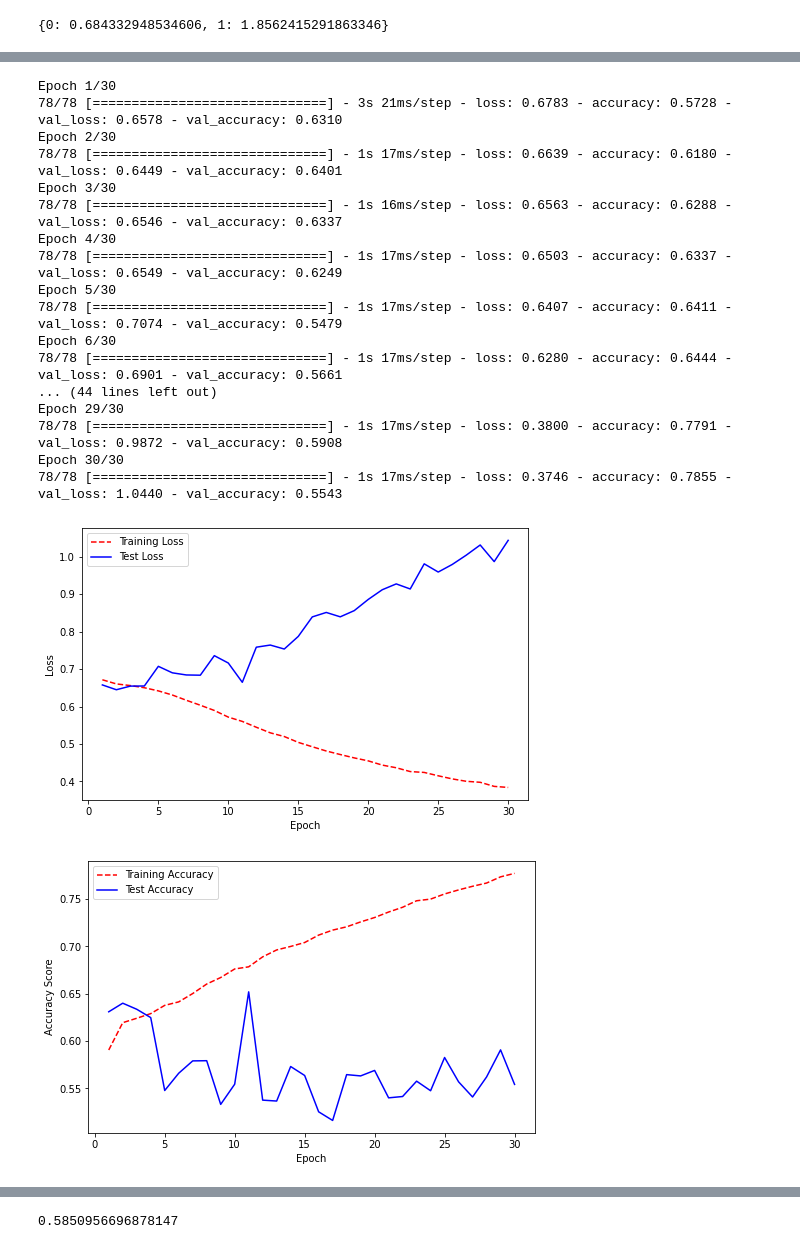
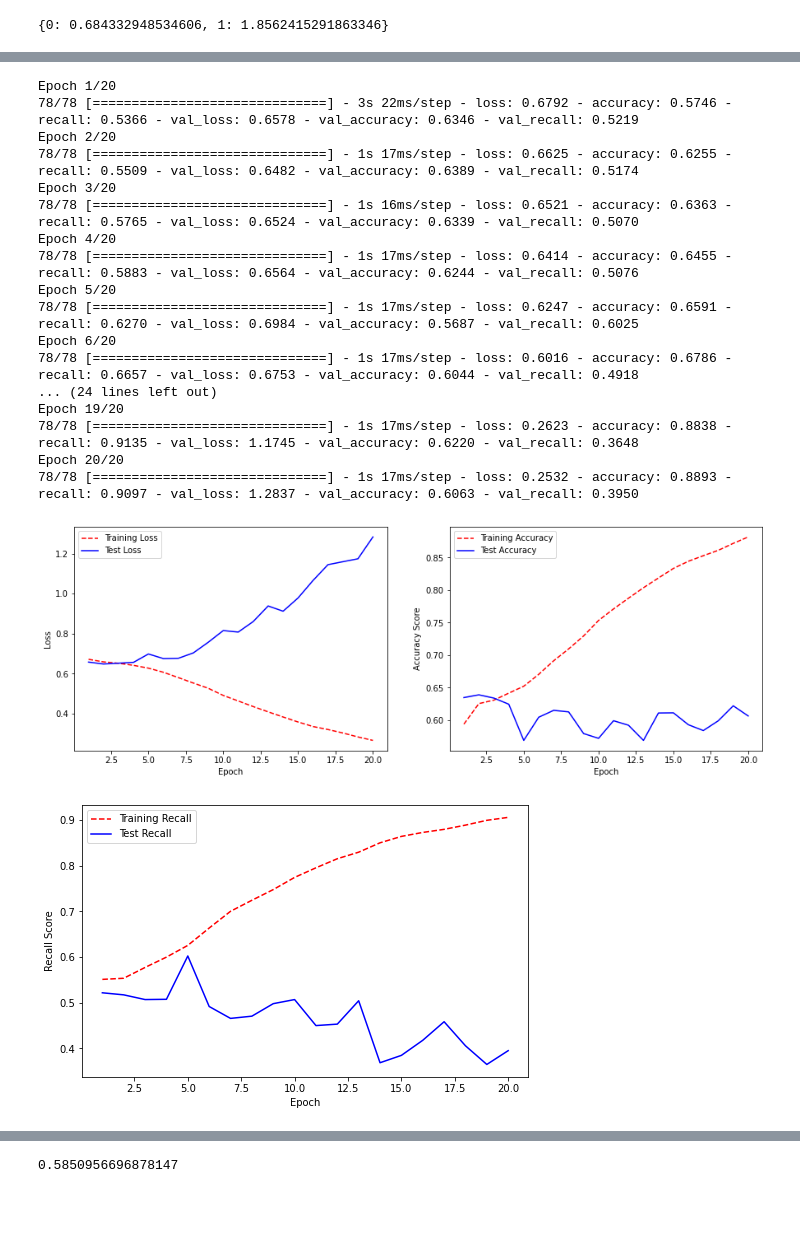
Before and after one commit to christian235711/Predict_models_fdf21, a Jupyter notebook: FDF21_Neural_Networks.ipynb, the cells around one changed output, grey strips where cells are left out. Saved outputs shown, nothing was run; the diff lists cells and outputs as text; code cells hidden in the pictures; blank space fills up the shorter version.

Commit message:
charts update, vingtiles_louis, test NN keras, reproducibility code, problem, train accuracy

```diff
--- a/FDF21_Neural_Networks.ipynb
+++ b/FDF21_Neural_Networks.ipynb
@@ -396,7 +396,7 @@ def create_network(number_of_features):
     network.add(layers.Dense(units=200, activation="relu", input_shape = (number_of_features, ), kernel_initializer=keras.initializers.glorot_uniform(seed=0) ))
 
     # add fully connected layer with a ReLu activation function
-    network.add(layers.Dense(units=100, activation = "tanh", kernel_initializer=keras.initializers.glorot_uniform(seed=0) ) )
+    network.add(layers.Dense(units=100, activation = "relu", kernel_initializer=keras.initializers.glorot_uniform(seed=0) ) )
 
     # add fully connected layer with a ReLu activation function
     network.add(layers.Dense(units=50, activation = "tanh", kernel_initializer=keras.initializers.glorot_uniform(seed=0) ) )
@@ -408,7 +408,7 @@ def create_network(number_of_features):
     network.add(layers.Dense(units=1, activation = "sigmoid", kernel_initializer=keras.initializers.glorot_uniform(seed=0) ) )
 
     # compile neural network
-    network.compile(loss="binary_crossentropy", optimizer ="adam", metrics = ["accuracy"] )
+    network.compile(loss="binary_crossentropy", optimizer ="adam", metrics = ["accuracy","Recall"] )
 
 
     return network
@@ -422,7 +422,9 @@ def plot_graphics(history):
     epoch_count = range(1, len(training_loss)+1)
 
     # visualize loss history
-    plt.figure(figsize=(8,5))
+    plt.figure(figsize=(15,5))
+    plt.subplot(121)
+    #plt.figure(figsize=(8,5))
     plt.plot(epoch_count, training_loss, "r--" )
     plt.plot(epoch_count, test_loss, "b-")
     plt.legend(["Training Loss", "Test Loss"])
@@ -430,16 +432,27 @@ def plot_graphics(history):
     plt.ylabel("Loss")
 
     # get training and test accuracy histories
-
     training_accuracy = history.history["accuracy"]
     test_accuracy = history.history["val_accuracy"]
 
-    plt.figure(figsize=(8,5))
+    plt.subplot(122)
+    #plt.figure(figsize=(8,5))
     plt.plot(epoch_count, training_accuracy, "r--")
     plt.plot(epoch_count, test_accuracy, "b-")
     plt.legend(["Training Accuracy", "Test Accuracy"])
     plt.xlabel("Epoch")
     plt.ylabel("Accuracy Score")
+
+    # get training and test recall histories
+    training_recall = history.history["recall"]
+    test_recall = history.history["val_recall"]
+
+    plt.figure(figsize=(8,5))
+    plt.plot(epoch_count, training_recall, "r--")
+    plt.plot(epoch_count, test_recall, "b-")
+    plt.legend(["Training Recall", "Test Recall"])
+    plt.xlabel("Epoch")
+    plt.ylabel("Recall Score")
 # %%
 # class weight for embalanced data
 class_weights = class_weight.compute_class_weight('balanced',np.unique(train_Y_s ),train_Y_s)
@@ -460,30 +473,30 @@ plot_graphics(history)
 # %%
 #
 # train neural network
 network = create_network( number_of_features=train_X_s.shape[1])
-history= network.fit(train_X_s, train_Y_s, epochs=30, verbose=1, batch_size=1024,class_weight=class_weights , validation_data=(test_X_s, test_Y_s))
+history= network.fit(train_X_s, train_Y_s, epochs=20, verbose=1, batch_size=1024,class_weight=class_weights , validation_data=(test_X_s, test_Y_s))
 
 plot_graphics(history)
 # %% [output]
-Epoch 1/30
-78/78 [==============================] - 3s 21ms/step - loss: 0.6783 - accuracy: 0.5728 - val_loss: 0.6578 - val_accuracy: 0.6310
-Epoch 2/30
-78/78 [==============================] - 1s 17ms/step - loss: 0.6639 - accuracy: 0.6180 - val_loss: 0.6449 - val_accuracy: 0.6401
-Epoch 3/30
-78/78 [==============================] - 1s 16ms/step - loss: 0.6563 - accuracy: 0.6288 - val_loss: 0.6546 - val_accuracy: 0.6337
-Epoch 4/30
-78/78 [==============================] - 1s 17ms/step - loss: 0.6503 - accuracy: 0.6337 - val_loss: 0.6549 - val_accuracy: 0.6249
-Epoch 5/30
-78/78 [==============================] - 1s 17ms/step - loss: 0.6407 - accuracy: 0.6411 - val_loss: 0.7074 - val_accuracy: 0.5479
-Epoch 6/30
-78/78 [==============================] - 1s 17ms/step - loss: 0.6280 - accuracy: 0.6444 - val_loss: 0.6901 - val_accuracy: 0.5661
-... (44 lines left out)
-Epoch 29/30
-78/78 [==============================] - 1s 17ms/step - loss: 0.3800 - accuracy: 0.7791 - val_loss: 0.9872 - val_accuracy: 0.5908
-Epoch 30/30
-78/78 [==============================] - 1s 17ms/step - loss: 0.3746 - accuracy: 0.7855 - val_loss: 1.0440 - val_accuracy: 0.5543
+Epoch 1/20
+78/78 [==============================] - 3s 22ms/step - loss: 0.6792 - accuracy: 0.5746 - recall: 0.5366 - val_loss: 0.6578 - val_accuracy: 0.6346 - val_recall: 0.5219
+Epoch 2/20
+78/78 [==============================] - 1s 17ms/step - loss: 0.6625 - accuracy: 0.6255 - recall: 0.5509 - val_loss: 0.6482 - val_accuracy: 0.6389 - val_recall: 0.5174
+Epoch 3/20
+78/78 [==============================] - 1s 16ms/step - loss: 0.6521 - accuracy: 0.6363 - recall: 0.5765 - val_loss: 0.6524 - val_accuracy: 0.6339 - val_recall: 0.5070
+Epoch 4/20
+78/78 [==============================] - 1s 17ms/step - loss: 0.6414 - accuracy: 0.6455 - recall: 0.5883 - val_loss: 0.6564 - val_accuracy: 0.6244 - val_recall: 0.5076
+Epoch 5/20
+78/78 [==============================] - 1s 17ms/step - loss: 0.6247 - accuracy: 0.6591 - recall: 0.6270 - val_loss: 0.6984 - val_accuracy: 0.5687 - val_recall: 0.6025
+Epoch 6/20
+78/78 [==============================] - 1s 17ms/step - loss: 0.6016 - accuracy: 0.6786 - recall: 0.6657 - val_loss: 0.6753 - val_accuracy: 0.6044 - val_recall: 0.4918
+... (24 lines left out)
+Epoch 19/20
+78/78 [==============================] - 1s 17ms/step - loss: 0.2623 - accuracy: 0.8838 - recall: 0.9135 - val_loss: 1.1745 - val_accuracy: 0.6220 - val_recall: 0.3648
+Epoch 20/20
+78/78 [==============================] - 1s 17ms/step - loss: 0.2532 - accuracy: 0.8893 - recall: 0.9097 - val_loss: 1.2837 - val_accuracy: 0.6063 - val_recall: 0.3950
-[figure, old version]
+[figure, new version]
-[figure, old version]
+[figure, new version]
 # %%
 network = create_network( number_of_features=train_X_s.shape[1])
 history= network.fit(train_X_s, train_Y_s, epochs=3, verbose=1, batch_size=1024,class_weight=class_weights , validation_data=(test_X_s, test_Y_s))
```
Also changed, not shown: parts of 6 cells of this notebook.
